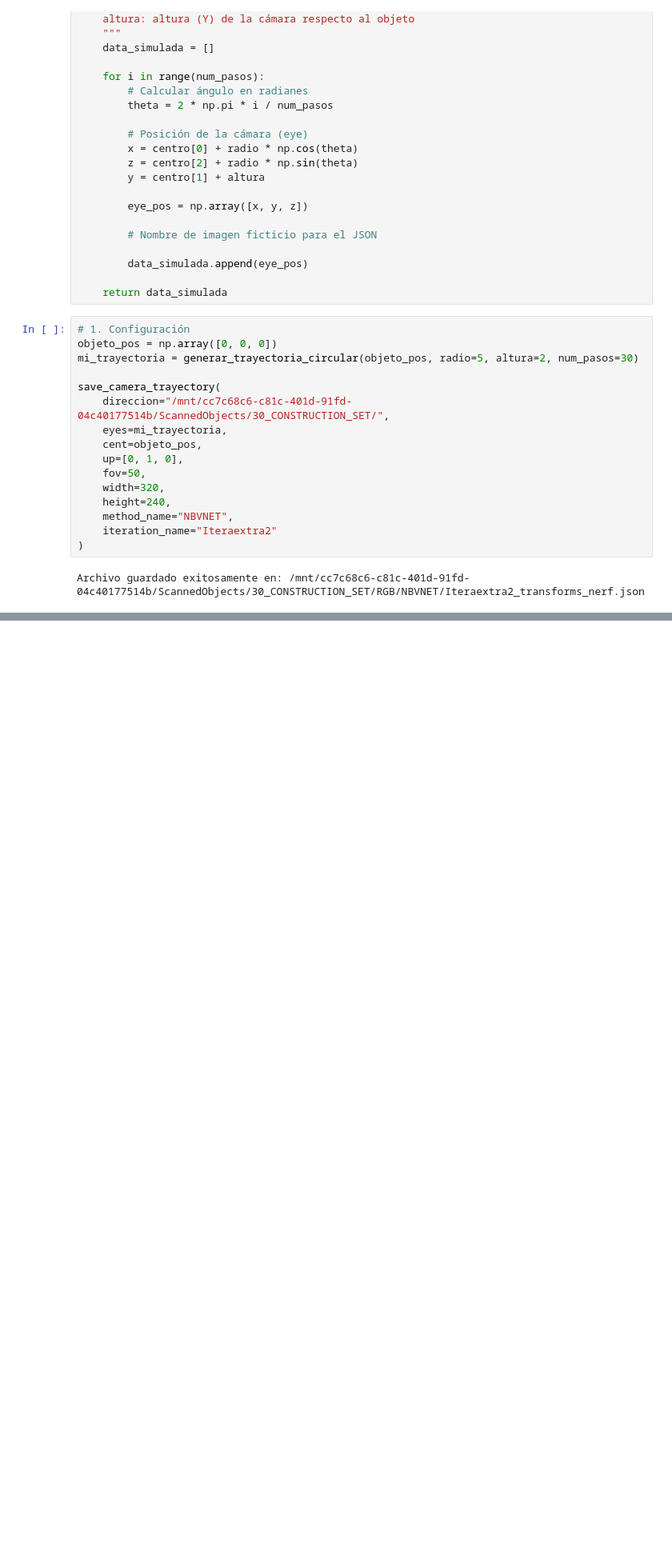
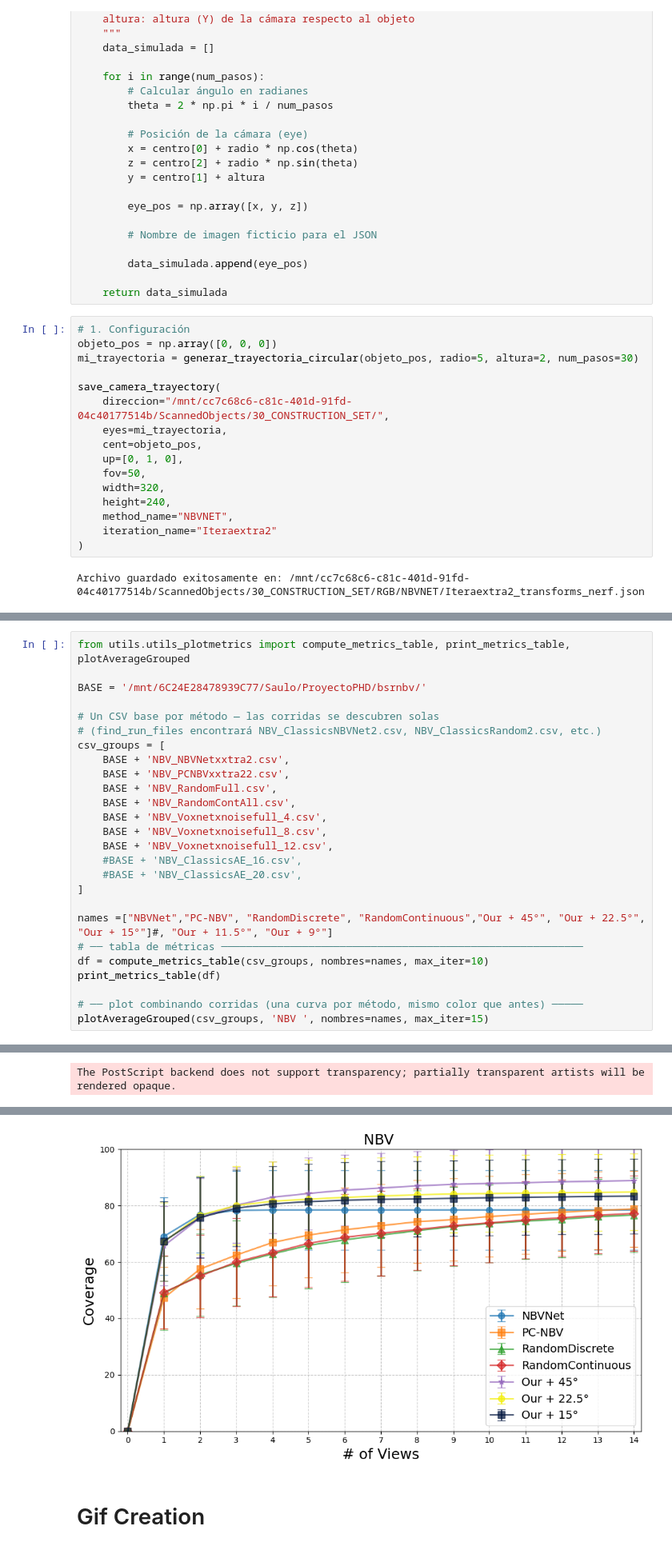
Before and after one commit to GdSAu/vpl_python, a Jupyter notebook: pruebas2.ipynb, the cells around one changed output, grey strips where cells are left out. Shown at 80% size. Drawn from its saved outputs; the diff is of its cells as text; blank space fills up the shorter version.

```diff
--- a/pruebas2.ipynb
+++ b/pruebas2.ipynb
@@ -567,0 +623,27 @@ Archivo guardado exitosamente en: /mnt/cc7c68c6-c81c-401d-91fd-04c40177514b/Scan
+# %%
+from utils.utils_plotmetrics import compute_metrics_table, print_metrics_table, plotAverageGrouped
+
+BASE = '/mnt/6C24E28478939C77/Saulo/ProyectoPHD/bsrnbv/'
+
+# Un CSV base por método — las corridas se descubren solas
+# (find_run_files encontrará NBV_ClassicsNBVNet2.csv, NBV_ClassicsRandom2.csv, etc.)
+csv_groups = [
+    BASE + 'NBV_NBVNetxxtra2.csv',
+    BASE + 'NBV_PCNBVxxtra22.csv',
+    BASE + 'NBV_RandomFull.csv',
+    BASE + 'NBV_RandomContAll.csv',
+    BASE + 'NBV_Voxnetxnoisefull_4.csv',
+    BASE + 'NBV_Voxnetxnoisefull_8.csv',
+    BASE + 'NBV_Voxnetxnoisefull_12.csv',
+    #BASE + 'NBV_ClassicsAE_16.csv',
+    #BASE + 'NBV_ClassicsAE_20.csv',
+]
+
+names =["NBVNet","PC-NBV", "RandomDiscrete", "RandomContinuous","Our + 45°", "Our + 22.5°", "Our + 15°"]#, "Our + 11.5°", "Our + 9°"]
+# ── tabla de métricas ──────────────────────────────────────────────────────────
+df = compute_metrics_table(csv_groups, nombres=names, max_iter=10)
+print_metrics_table(df)
+
+# ── plot combinando corridas (una curva por método, mismo color que antes) ─────
+plotAverageGrouped(csv_groups, 'NBV ', nombres=names, max_iter=15)
+# %% [output]
@@ -567,0 +667 @@ Archivo guardado exitosamente en: /mnt/cc7c68c6-c81c-401d-91fd-04c40177514b/Scan
+The PostScript backend does not support transparency; partially transparent artists will be rendered opaque.
@@ -567,0 +685,3 @@ Archivo guardado exitosamente en: /mnt/cc7c68c6-c81c-401d-91fd-04c40177514b/Scan
+[figure, added]
+# %% [markdown]
+# Gif Creation
```
Also changed, not shown: parts of 8 cells of this notebook, 20 other files.
